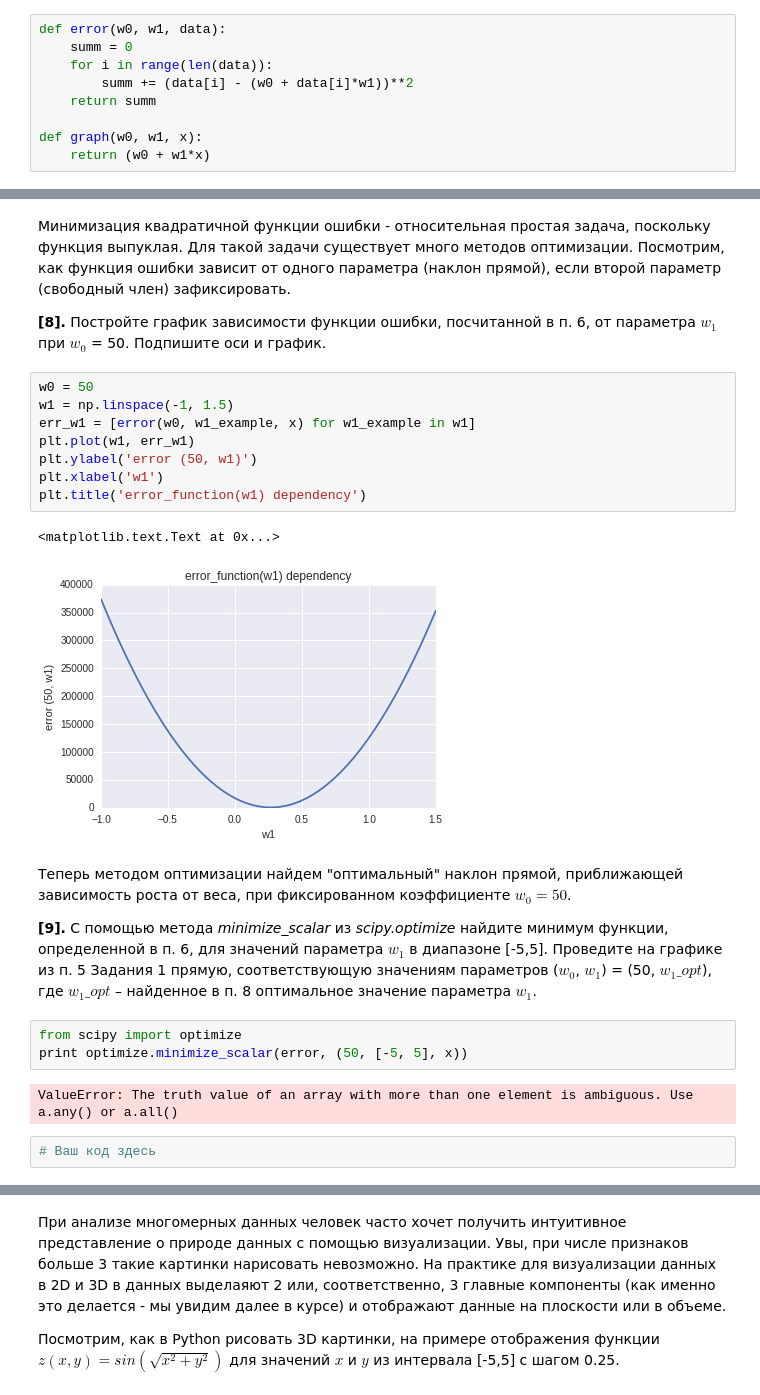
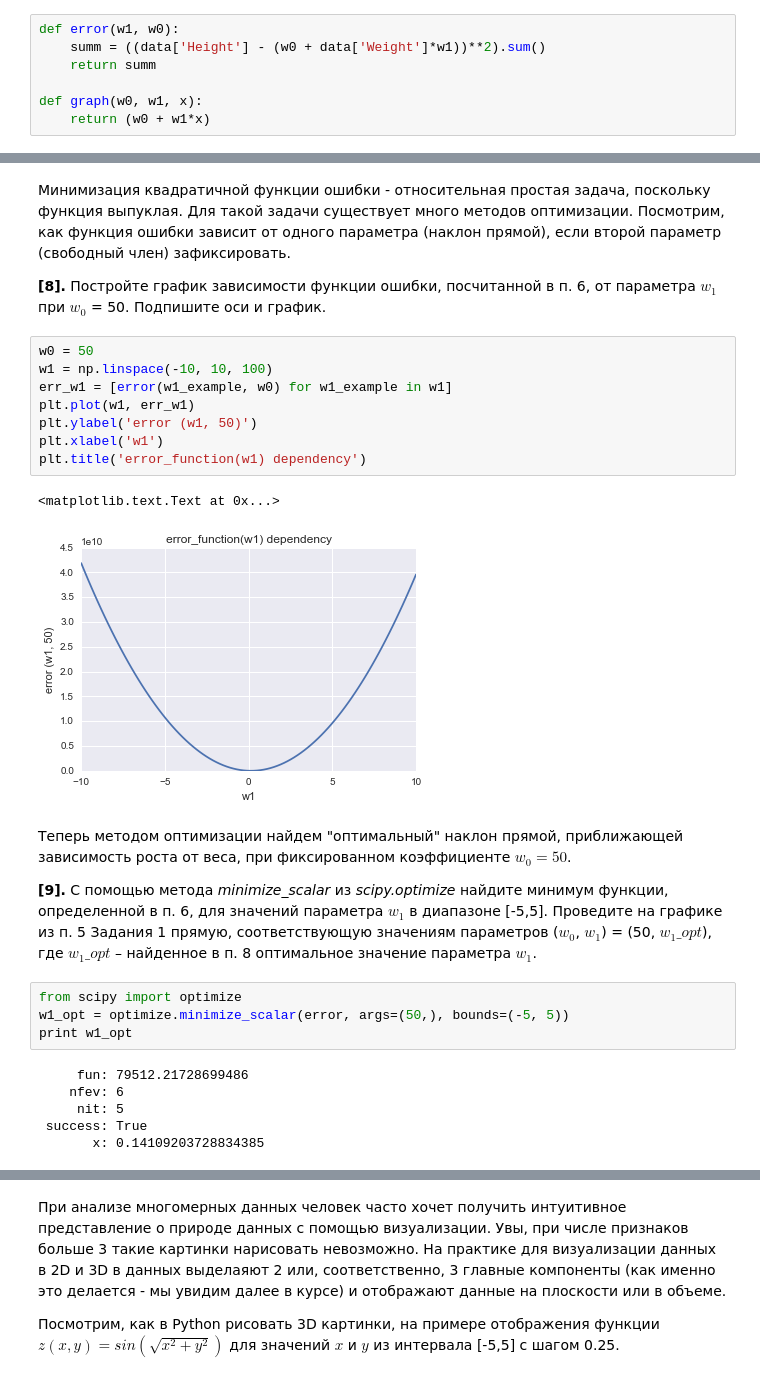
Before and after one commit to ElSacramento/ipython, a Jupyter notebook: peer_review_linreg_height_weight.ipynb, the cells around one changed output, grey strips where cells are left out. Drawn from its saved outputs; the diff is of its cells as text.

```diff
--- a/peer_review_linreg_height_weight.ipynb
+++ b/peer_review_linreg_height_weight.ipynb
@@ -115,10 +110,8 @@ data.plot(x='Height', y='Weight', kind='scatter', color='green',  title='Height-
 $$error(w_0, w_1) = \sum_{i=1}^n {(y_i - (w_0 + w_1 * x_i))}^2 $$
 Здесь $n$ – число наблюдений в наборе данных, $y_i$ и $x_i$ – рост и вес $i$-ого человека в наборе данных.
 # %%
-def error(w0, w1, data):
-    summ = 0
-    for i in range(len(data)):
-        summ += (data[i] - (w0 + data[i]*w1))**2
+def error(w1, w0):
+    summ = ((data['Height'] - (w0 + data['Weight']*w1))**2).sum()
     return summ
 
 def graph(w0, w1, x):
@@ -141,23 +134,26 @@ plt.plot(x, [graph(50, 0.16, i) for i in x])
 **[8].** Постройте график зависимости функции ошибки, посчитанной в п. 6, от параметра $w_1$ при $w_0$ = 50. Подпишите оси и график.
 # %%
 w0 = 50
-w1 = np.linspace(-1, 1.5)
-err_w1 = [error(w0, w1_example, x) for w1_example in w1]
+w1 = np.linspace(-10, 10, 100)
+err_w1 = [error(w1_example, w0) for w1_example in w1]
 plt.plot(w1, err_w1)
-plt.ylabel('error (50, w1)')
+plt.ylabel('error (w1, 50)')
 plt.xlabel('w1')
 plt.title('error_function(w1) dependency')
 # %% [output]
 <matplotlib.text.Text at 0x...>
-[figure, old version]
+[figure, new version]
 # %% [markdown]
 Теперь методом оптимизации найдем "оптимальный" наклон прямой, приближающей зависимость роста от веса, при фиксированном коэффициенте $w_0 = 50$.
 
 **[9].** С помощью метода *minimize_scalar* из *scipy.optimize* найдите минимум функции, определенной в п. 6, для значений параметра  $w_1$ в диапазоне [-5,5]. Проведите на графике из п. 5 Задания 1 прямую, соответствующую значениям параметров ($w_0$, $w_1$) = (50, $w_1\_opt$), где $w_1\_opt$ – найденное в п. 8 оптимальное значение параметра $w_1$.
 # %%
 from scipy import optimize
-print optimize.minimize_scalar(error, (50, [-5, 5], x))
+w1_opt = optimize.minimize_scalar(error, args=(50,), bounds=(-5, 5))
+print w1_opt
 # %% [output]
-ValueError: The truth value of an array with more than one element is ambiguous. Use a.any() or a.all()
+     fun: 79512.21728699486
+    nfev: 6
+     nit: 5
+ success: True
+       x: 0.14109203728834385
-# %%
-# Ваш код здесь
```
Also changed, not shown: parts of 9 cells of this notebook, 1 other file.
